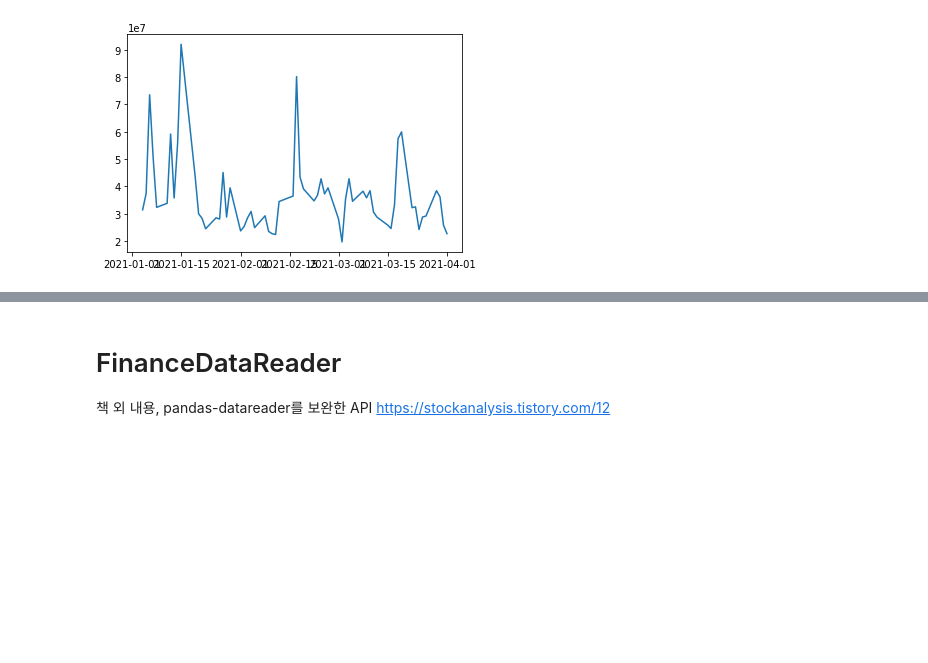
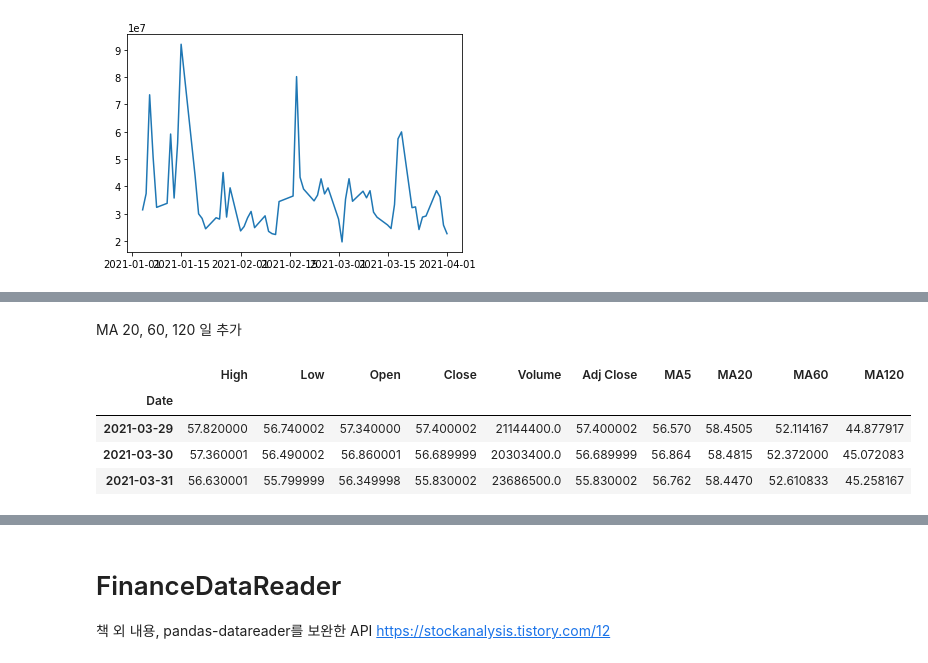
Before and after one commit to you9222/Digital_Finance, a Jupyter notebook: Pandas.ipynb, the cells around one changed output, grey strips where cells are left out. Saved outputs shown, nothing was run; the diff lists cells and outputs as text; code cells hidden in the pictures; blank space fills up the shorter version.

```diff
--- a/Pandas.ipynb
+++ b/Pandas.ipynb
@@ -265,0 +283,18 @@ plt.plot(WFC['Volume'])       ############## 표 두개 하나로 합쳐서 보
+# %% [markdown]
+MA 20, 60, 120 일 추가
+# %%
+ma20 = XOM_MA['Close'].rolling(window=20).mean()
+ma60 = XOM_MA['Close'].rolling(window=60).mean()
+ma120 = XOM_MA['Close'].rolling(window=120).mean()
+
+XOM_MA['MA20'] = ma20
+XOM_MA['MA60'] = ma60
+XOM_MA['MA120'] = ma120
+
+XOM_MA.tail(3)
+# %% [output]
+|  | High | Low | Open | Close | Volume | Adj Close | MA5 | MA20 | MA60 | MA120 |
+| Date |  |  |  |  |  |  |  |  |  |  |
+| 2021-03-29 | 57.820000 | 56.740002 | 57.340000 | 57.400002 | 21144400.0 | 57.400002 | 56.570 | 58.4505 | 52.114167 | 44.877917 |
+| 2021-03-30 | 57.360001 | 56.490002 | 56.860001 | 56.689999 | 20303400.0 | 56.689999 | 56.864 | 58.4815 | 52.372000 | 45.072083 |
+| 2021-03-31 | 56.630001 | 55.799999 | 56.349998 | 55.830002 | 23686500.0 | 55.830002 | 56.762 | 58.4470 | 52.610833 | 45.258167 |
```
Also changed, not shown: parts of 8 cells of this notebook.
